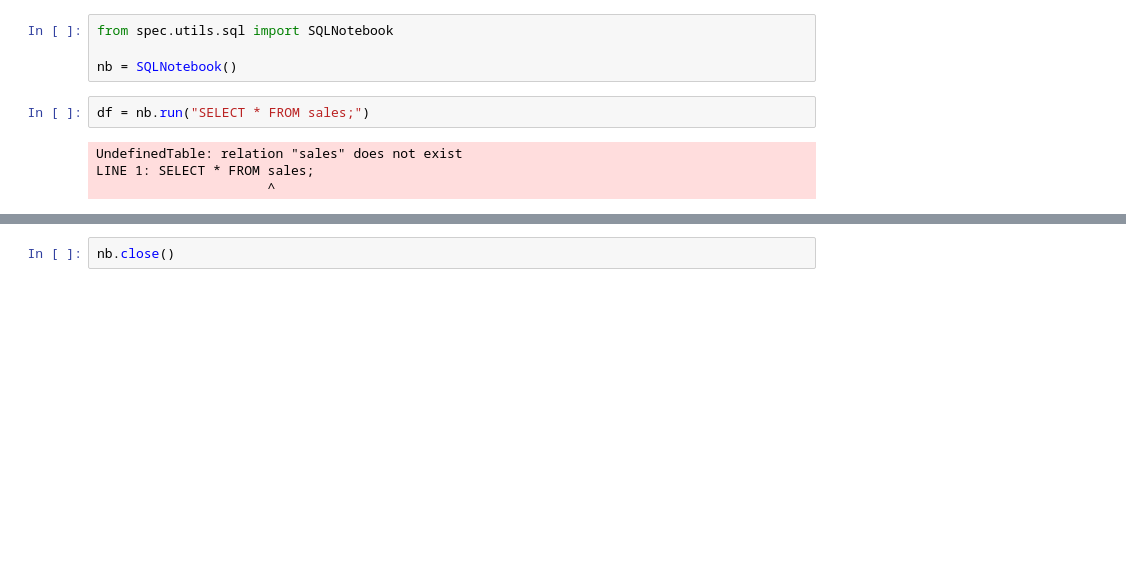
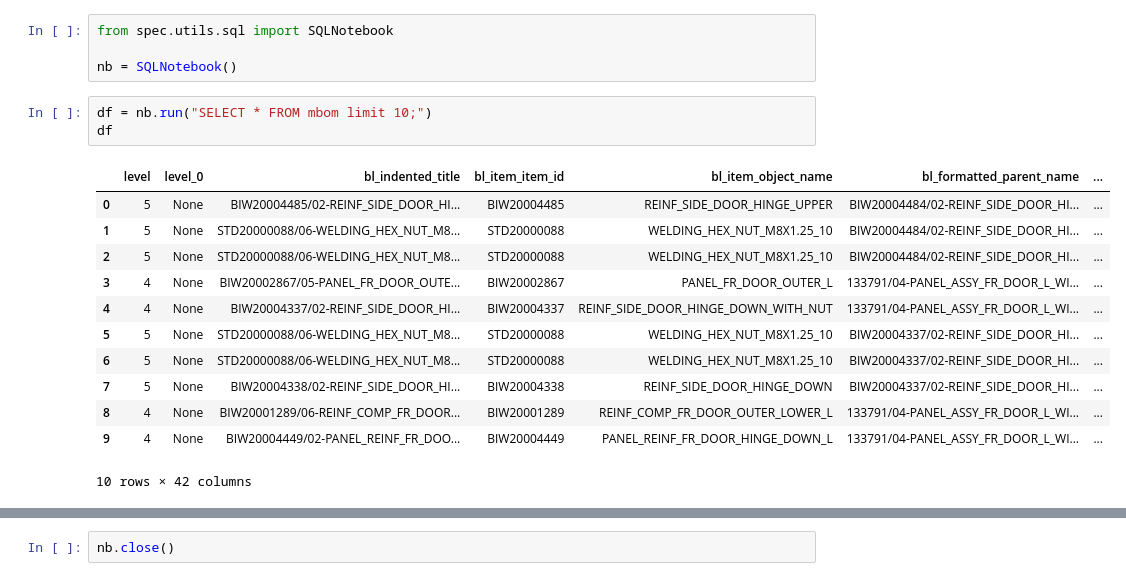
Before and after one commit to kawashishu/spec-agent, a Jupyter notebook: scripts/play.ipynb, the cells around one changed output, grey strips where cells are left out. Saved outputs shown, nothing was run; the diff lists cells and outputs as text; blank space fills up the shorter version.

```diff
--- a/scripts/play.ipynb
+++ b/scripts/play.ipynb
@@ -10,11 +10,21 @@ from spec.utils.sql import SQLNotebook
 
 nb = SQLNotebook()
 # %%
-df = nb.run("SELECT * FROM sales;")
+df = nb.run("SELECT * FROM mbom limit 10;")
+df
 # %% [output]
+|  | level | level_0 | bl_indented_title | bl_item_item_id | bl_item_object_name | bl_formatted_parent_name | ... |
+| 0 | 5 | None | BIW20004485/02-REINF_SIDE_DOOR_HI... | BIW20004485 | REINF_SIDE_DOOR_HINGE_UPPER | BIW20004484/02-REINF_SIDE_DOOR_HI... | ... |
+| 1 | 5 | None | STD20000088/06-WELDING_HEX_NUT_M8... | STD20000088 | WELDING_HEX_NUT_M8X1.25_10 | BIW20004484/02-REINF_SIDE_DOOR_HI... | ... |
+| 2 | 5 | None | STD20000088/06-WELDING_HEX_NUT_M8... | STD20000088 | WELDING_HEX_NUT_M8X1.25_10 | BIW20004484/02-REINF_SIDE_DOOR_HI... | ... |
+| 3 | 4 | None | BIW20002867/05-PANEL_FR_DOOR_OUTE... | BIW20002867 | PANEL_FR_DOOR_OUTER_L | 133791/04-PANEL_ASSY_FR_DOOR_L_WI... | ... |
+| 4 | 4 | None | BIW20004337/02-REINF_SIDE_DOOR_HI... | BIW20004337 | REINF_SIDE_DOOR_HINGE_DOWN_WITH_NUT | 133791/04-PANEL_ASSY_FR_DOOR_L_WI... | ... |
+| 5 | 5 | None | STD20000088/06-WELDING_HEX_NUT_M8... | STD20000088 | WELDING_HEX_NUT_M8X1.25_10 | BIW20004337/02-REINF_SIDE_DOOR_HI... | ... |
+| 6 | 5 | None | STD20000088/06-WELDING_HEX_NUT_M8... | STD20000088 | WELDING_HEX_NUT_M8X1.25_10 | BIW20004337/02-REINF_SIDE_DOOR_HI... | ... |
+| 7 | 5 | None | BIW20004338/02-REINF_SIDE_DOOR_HI... | BIW20004338 | REINF_SIDE_DOOR_HINGE_DOWN | BIW20004337/02-REINF_SIDE_DOOR_HI... | ... |
+| 8 | 4 | None | BIW20001289/06-REINF_COMP_FR_DOOR... | BIW20001289 | REINF_COMP_FR_DOOR_OUTER_LOWER_L | 133791/04-PANEL_ASSY_FR_DOOR_L_WI... | ... |
+| 9 | 4 | None | BIW20004449/02-PANEL_REINF_FR_DOO... | BIW20004449 | PANEL_REINF_FR_DOOR_HINGE_DOWN_L | 133791/04-PANEL_ASSY_FR_DOOR_L_WI... | ... |
-UndefinedTable: relation "sales" does not exist
-LINE 1: SELECT * FROM sales;
-                      ^
+10 rows × 42 columns
 # %%
 print(df)
 # %% [output]
```
Also changed, not shown: parts of 19 cells of this notebook, 1 other file.
